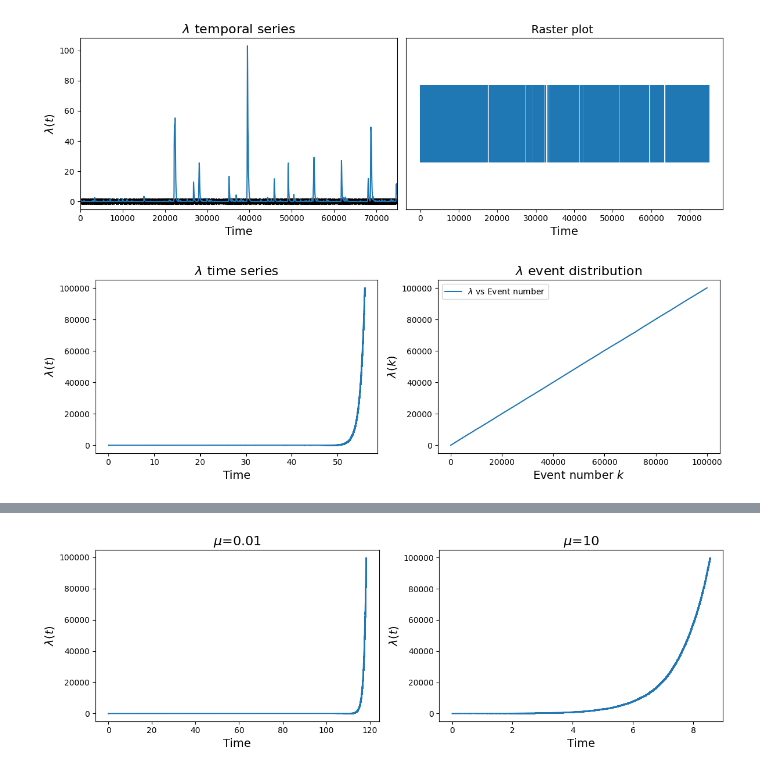
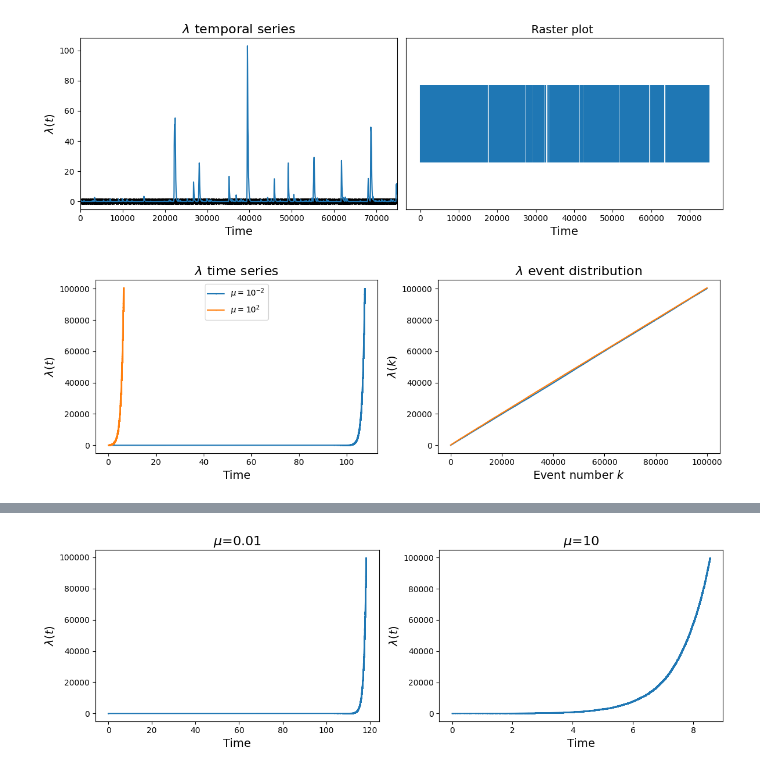
Before and after one commit to RivasAntonio/TFM, a Jupyter notebook: Códigos/Hawkes/Pruebas.ipynb, the cells around one changed output, grey strips where cells are left out. Saved outputs shown, nothing was run; the diff lists cells and outputs as text; code cells hidden in the pictures.

```diff
--- a/Códigos/Hawkes/Pruebas.ipynb
+++ b/Códigos/Hawkes/Pruebas.ipynb
@@ -91,37 +91,36 @@ plt.tight_layout()
 # %% [output]
 [figure]
 # %%
-n_events = [0]
-times_between_events = [0]
-mu = 0.010
-rate = [mu]
-N = 10**5
-for i in range(N):
-    rate_tk, xk = algorithm(rate[-1], mu, 2)
-    rate.append(rate_tk)
-    times_between_events.append(xk)
-    n_events.append(i + 1)
-
-times = np.cumsum(times_between_events)
-
+mus = [10**-2, 10**2]
 fig = plt.figure(figsize=(12, 4))
 axgrid = fig.add_gridspec(1,2)
+ax0 = fig.add_subplot(axgrid[0,0])
+ax2 = fig.add_subplot(axgrid[0,1])
+labels = ['$\mu = 10^{-2}$', '$\mu = 10^{2}$']
+for mu in mus:
+    n_events = [0]
+    times_between_events = [0]
+    rate = [mu]
+    N = 10**5
+    for i in range(N):
+        rate_tk, xk = algorithm(rate[-1], mu, 2)
+        rate.append(rate_tk)
+        times_between_events.append(xk)
+        n_events.append(i + 1)
 
-ax0 = fig.add_subplot(axgrid[0,0])
-ax0.plot(times, rate, marker = 'o', ms=0.5 ,drawstyle = 'steps')
+    times = np.cumsum(times_between_events)
+
+    ax0.plot(times, rate, marker = 'o', ms=0.5, drawstyle = 'steps')
+    ax2.plot(n_events, rate)
+
 ax0.set_title('$\lambda$ time series', fontsize=16)
 ax0.set_xlabel('Time', fontsize=14)
 ax0.set_ylabel('$\lambda (t)$', fontsize=14)
+ax0.legend(labels = labels)
 
-ax2 = fig.add_subplot(axgrid[0,1])
-# ax2.plot(times, n_events, marker = 'o', ms=0.5 , drawstyle = 'steps-post')
 ax2.set_title('$\lambda$ event distribution', fontsize=16)
 ax2.set_ylabel('$\lambda(k)$ ', fontsize=14)
-
-ax2.plot(n_events, rate, label = '$\lambda$ vs Event number')
 ax2.set_xlabel('Event number $k$', fontsize=14)
-ax2.legend()
-
 fig.tight_layout()
 # %% [output]
-[figure, old version]
+[figure, new version]
```
Also changed, not shown: parts of 1 cell of this notebook, 16 other files.
